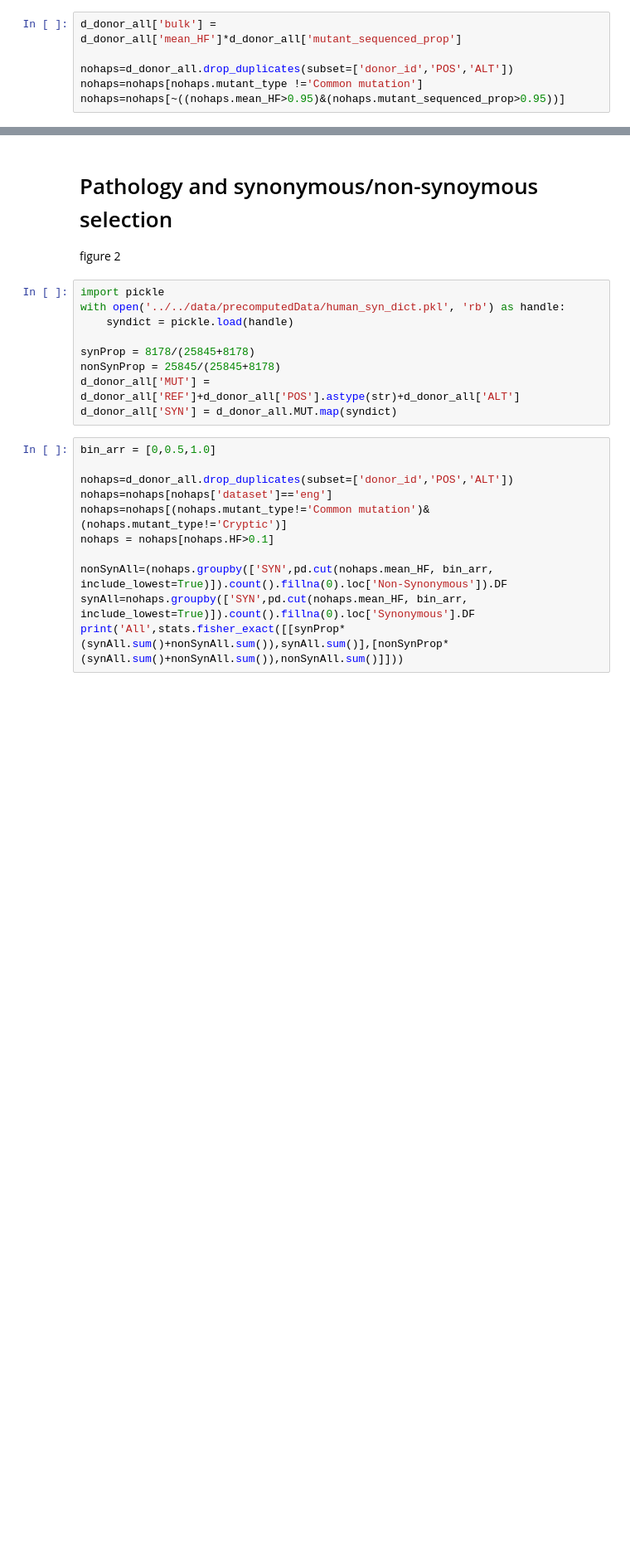
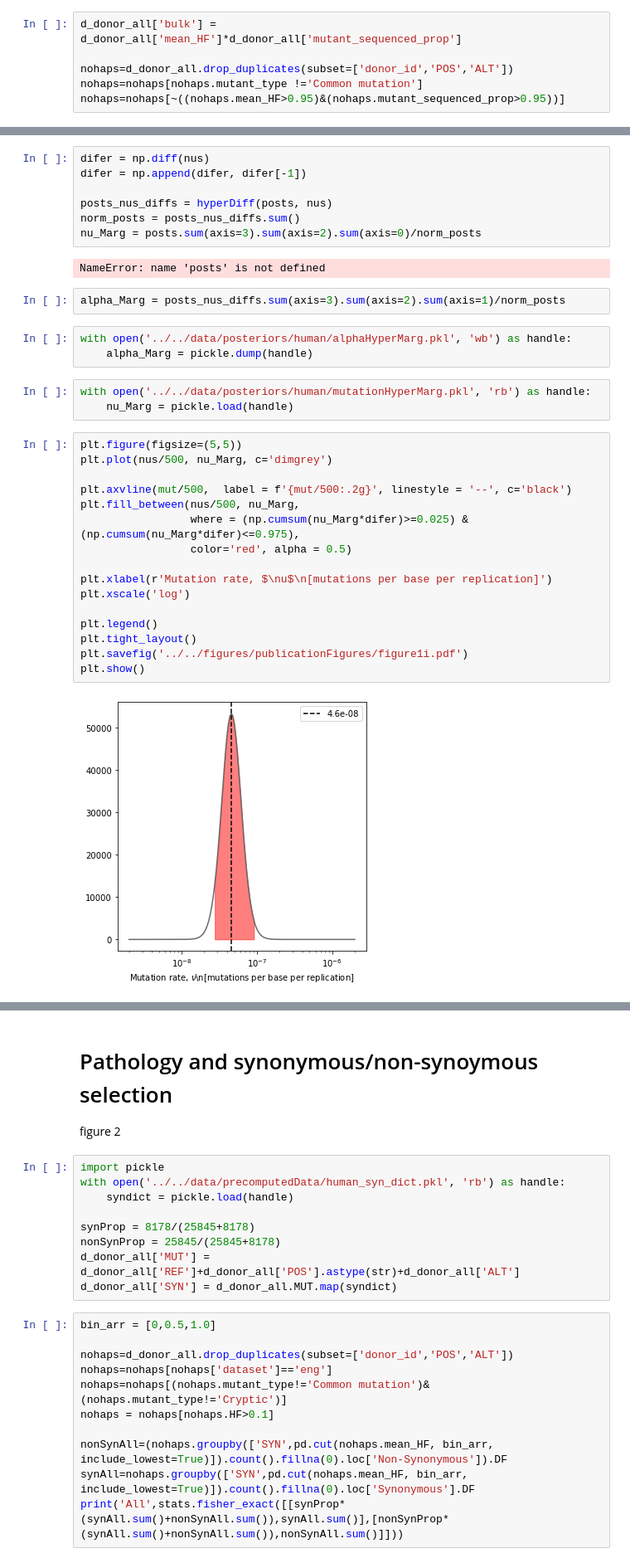
Before and after one commit to SystemsAndSignalsGroup/Mito-Ageing, a Jupyter notebook: code/variantAnalysis/variant_analysis.ipynb, the cells around one changed output, grey strips where cells are left out. Shown at 83% size. Drawn from its saved outputs; the diff is of its cells as text; blank space fills up the shorter version.

```diff
--- a/code/variantAnalysis/variant_analysis.ipynb
+++ b/code/variantAnalysis/variant_analysis.ipynb
@@ -212,0 +524,35 @@ The mpl_toolkits.axes_grid module was deprecated in Matplotlib 2.1 and will be r
+# %%
+difer = np.diff(nus)
+difer = np.append(difer, difer[-1])
+
+posts_nus_diffs = hyperDiff(posts, nus)
+norm_posts = posts_nus_diffs.sum()
+nu_Marg = posts.sum(axis=3).sum(axis=2).sum(axis=0)/norm_posts
+# %% [output]
+NameError: name 'posts' is not defined
+# %%
+alpha_Marg = posts_nus_diffs.sum(axis=3).sum(axis=2).sum(axis=1)/norm_posts
+# %%
+with open('../../data/posteriors/human/alphaHyperMarg.pkl', 'wb') as handle:
+    alpha_Marg = pickle.dump(handle)
+# %%
+with open('../../data/posteriors/human/mutationHyperMarg.pkl', 'rb') as handle:
+    nu_Marg = pickle.load(handle)
+# %%
+plt.figure(figsize=(5,5))
+plt.plot(nus/500, nu_Marg, c='dimgrey')
+
+plt.axvline(mut/500,  label = f'{mut/500:.2g}', linestyle = '--', c='black')
+plt.fill_between(nus/500, nu_Marg,
+                 where = (np.cumsum(nu_Marg*difer)>=0.025) & (np.cumsum(nu_Marg*difer)<=0.975),
+                 color='red', alpha = 0.5)
+
+plt.xlabel(r'Mutation rate, $\nu$\n[mutations per base per replication]')
+plt.xscale('log')
+
+plt.legend()
+plt.tight_layout()
+plt.savefig('../../figures/publicationFigures/figure1i.pdf')
+plt.show()
+# %% [output]
+[figure, added]
```
Also changed, not shown: parts of 27 cells of this notebook, 50 other files.
